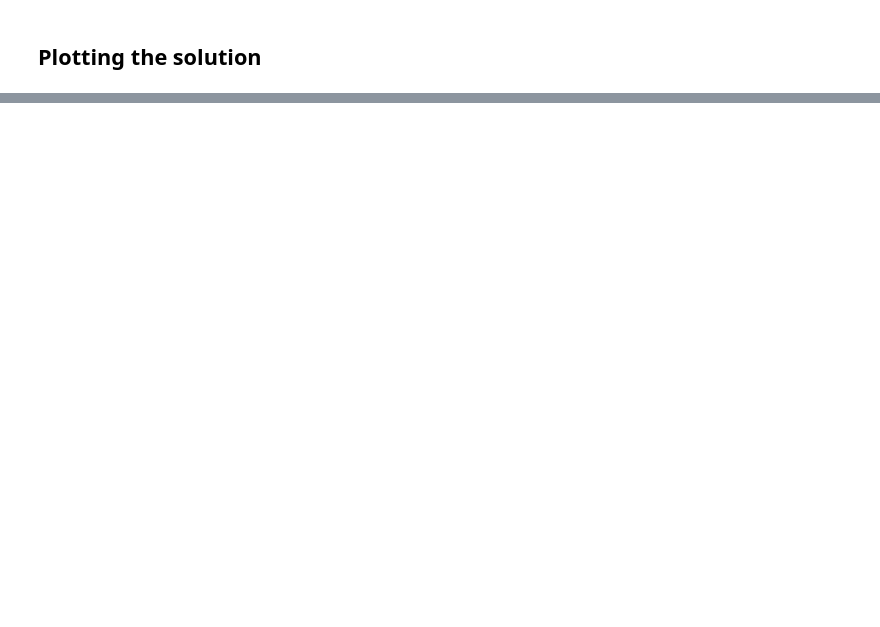
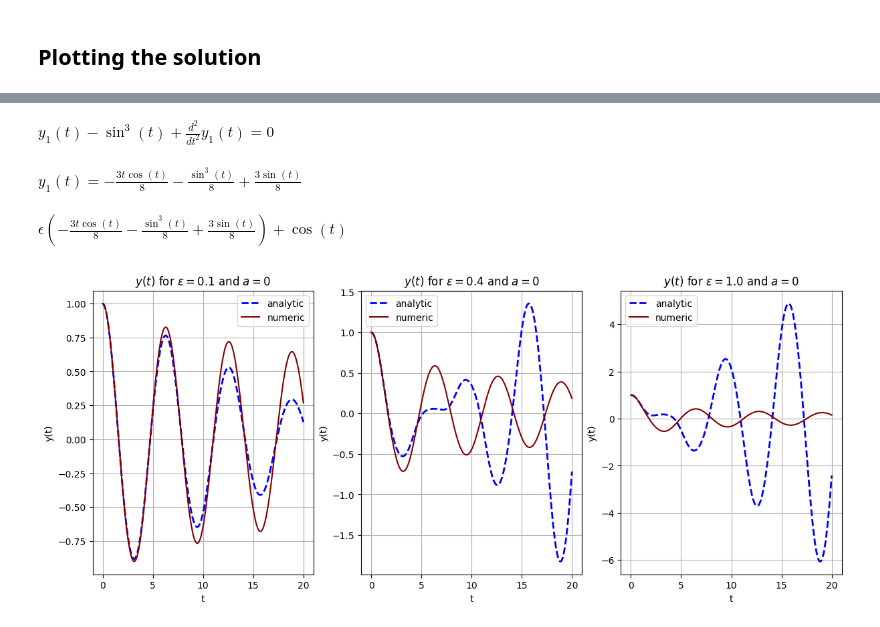
Before and after one commit to Yolonek/NonlinearDynamics, a Jupyter notebook: PoissonPerturbationMethod.ipynb, the cells around one changed output, grey strips where cells are left out. Saved outputs shown, nothing was run; the diff lists cells and outputs as text; code cells hidden in the pictures; blank space fills up the shorter version.

```diff
--- a/PoissonPerturbationMethod.ipynb
+++ b/PoissonPerturbationMethod.ipynb
@@ -132,0 +158,43 @@ for ax, y_analytic, y_numeric, epsilon_value in zip(figure.axes, y_analytic_list
+# %%
+eq1 = eq1.subs(y_n[0], sol0.rhs).doit()
+eq1
+# %% [output]
+$\displaystyle y_{1}{\left(t \right)} - \sin^{3}{\left(t \right)} + \frac{d^{2}}{d t^{2}} y_{1}{\left(t \right)} = 0$
+# %%
+ics_y1 = {y_n[1].subs(t, 0): 0, y_n[1].diff(t).subs(t, 0): 0}
+sol1 = sp.dsolve(eq1, y_n[1], ics=ics_y1).doit()
+sol1
+# %% [output]
+$\displaystyle y_{1}{\left(t \right)} = - \frac{3 t \cos{\left(t \right)}}{8} - \frac{\sin^{3}{\left(t \right)}}{8} + \frac{3 \sin{\left(t \right)}}{8}$
+# %%
+sol = P.subs([(y_n[0], sol0.rhs), (y_n[1], sol1.rhs)])
+sol
+# %% [output]
+$\displaystyle \epsilon \left(- \frac{3 t \cos{\left(t \right)}}{8} - \frac{\sin^{3}{\left(t \right)}}{8} + \frac{3 \sin{\left(t \right)}}{8}\right) + \cos{\left(t \right)}$
+# %%
+quality = 200
+start, stop = 0, 20
+x_values = np.linspace(start, stop, quality)
+initial_y_yprim = [1, 0]
+epsilon_values = [0.1, 0.4, 1.0]
+y_analytic_list = []
+y_numeric_list = []
+# %%
+for epsilon_value in epsilon_values:
+    sol_with_epsilon = sol.subs(epsilon, epsilon_value).doit()
+    y_values = evaluate_function(sol_with_epsilon, t, x_values)
+    y_analytic_list.append(y_values)
+
+    num_equation = diff_eq.subs(epsilon, epsilon_value).doit()
+    x_num, y_num = solve_second_order_differential_equation(num_equation, t, y, start, stop, 0, initial_y_yprim, quality)
+    y_numeric_list.append(y_num)
+# %%
+figure2, axes2 = plt.subplots(1, len(epsilon_values), layout='constrained', figsize=(12, 5))
+for ax, y_analytic, y_numeric, epsilon_value in zip(figure2.axes, y_analytic_list, y_numeric_list, epsilon_values):
+    ax.plot(x_values, y_analytic, label=f'analytic', color='blue', linewidth=2, linestyle='--')
+    ax.plot(x_values, y_numeric[0], label='numeric', color='maroon')
+    ax.set(title=f'$y(t)$ for ${sp.latex(epsilon)} = {sp.latex(epsilon_value)}$ and $a = {a_value}$', xlabel='t', ylabel='y(t)')
+    ax.grid()
+    ax.legend()
+# %% [output]
+[figure, added]
```
Also changed, not shown: parts of 16 cells of this notebook.
